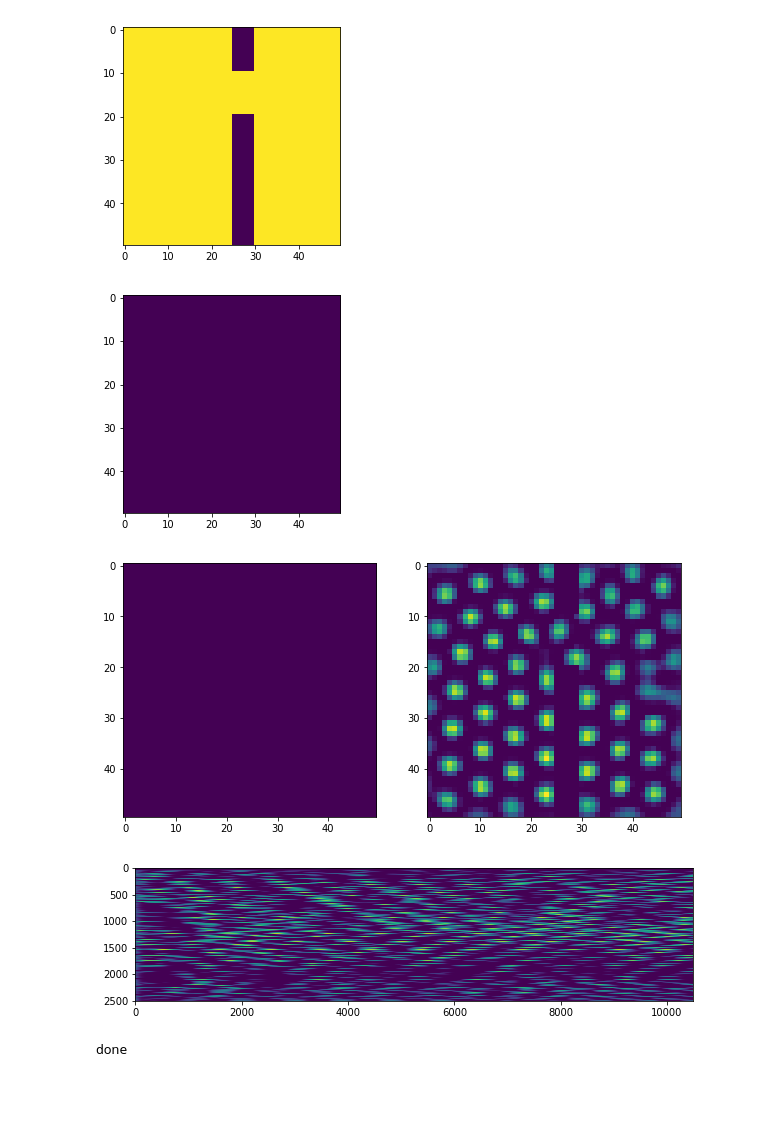
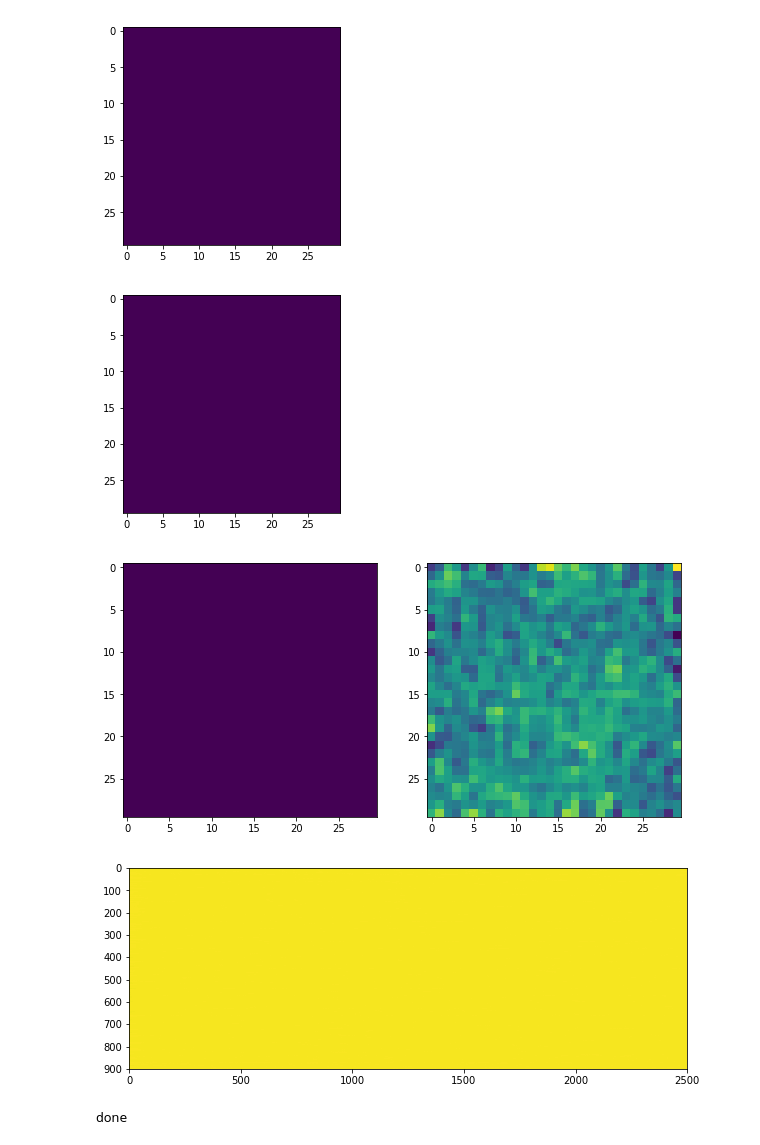
Before and after one commit to mirkoklukas/htmresearch, a Jupyter notebook: projects/gridcells/jupyter/CAN/2d CAN .ipynb, the cells around one changed output. Cells and saved outputs as stored; diff of their text form; code cells hidden in the pictures; blank space fills up the shorter version.

```diff
--- a/projects/gridcells/jupyter/CAN/2d CAN .ipynb
+++ b/projects/gridcells/jupyter/CAN/2d CAN .ipynb
@@ -17,7 +20,7 @@ xy_ratio = 1.
 rx  = 30.
 ry  = rx*xy_ratio
 
-nx = 50
+nx = 30
 ny = nx*int(xy_ratio)
 n  = nx*ny
 
@@ -39,8 +42,9 @@ J = mexican_hat
 
 # Create a weight matrix given J and D
 # basiclally J(D) with some normalization...
-W = create_W(J, D)
-
+W = J(D)
+for i in range(n):
+    W[i] = W[i]/np.sum(W[i])
 
 # Visualize
 fig, ax = plt.subplots(1,2)
@@ -61,9 +65,9 @@ plt.show()
 
 mask = np.ones((nx,ny))
 
-mask[0:10,25:30] = 0.
+# mask[0:10,25:30] = 0.
 
-mask[20:,25:30] = 0.
+# mask[20:,25:30] = 0.
 # num_areas = 6
 # R = np.array([
 #     [15,20],
@@ -82,7 +86,7 @@ mask[20:,25:30] = 0.
 plt.imshow(mask.reshape((nx,ny)))
 mask = mask.reshape(-1)
 # %% [output]
-[figure, old version]
+[figure, new version]
 # %%
 beta_mask = np.ones((nx,ny))*2.
 # beta_mask = beta_mask*np.linspace(1.0,4.,num=ny).reshape((1,ny))
@@ -111,7 +115,7 @@ plt.imshow(beta_mask.reshape((nx,ny)))
 plt.show()
 beta_mask = beta_mask.reshape(-1)
 # %% [output]
-[figure, old version]
+[figure, new version]
 # %%
 from htmresearch.support.gridcells.utils import cross_correlate
 from scipy import ndimage
@@ -121,7 +125,7 @@ from scipy.special import expit
 
 
 
-T = 10500
+T = 2500
 # X = np.linspace(0.2,0.4,num=T)
 
 S = np.zeros((T,n))
@@ -135,37 +139,37 @@ S[0] = np.zeros(n)
 
 Beta = np.ones((T,n))*0.0
 
 
 
 
 for t in range(1,T):
 
     s = S[t-1]
     b = np.zeros(n)
 
-    tonic = 0.01
+    tonic = 0.1
     beta  = Beta[t-1]
 
-    s_ = evolve_step(W, b  + tonic, s, beta_mask*beta, mask=mask)
+    s_ = evolve_step(W, b  + tonic, s, beta_mask*0., mask=mask)
 #     s_ = evolve_step(W, b  + tonic, s)
     S[t]    = s_
 
     alpha = 0.01
     Beta[t] = (1. - alpha)*Beta[t-1] - alpha*(s_ - np.mean(s_))
 
 
 fig, ax = plt.subplots(1, 2, figsize=(10, 5));
 ax[0].imshow(S[0].reshape((nx,ny)), label="$s_0$")
 ax[1].imshow(S[-1].reshape((nx,ny)), label="$s_1$")
 plt.show()
 
 
 plt.figure(figsize=(10,5))
 plt.imshow(S.T)
 plt.show()
 # %% [output]
-[figure, old version]
+[figure, new version]
-[figure, old version]
+[figure, new version]
 # %%
 
 
```
Also changed, not shown: parts of 2 cells of this notebook, 7 other files.
